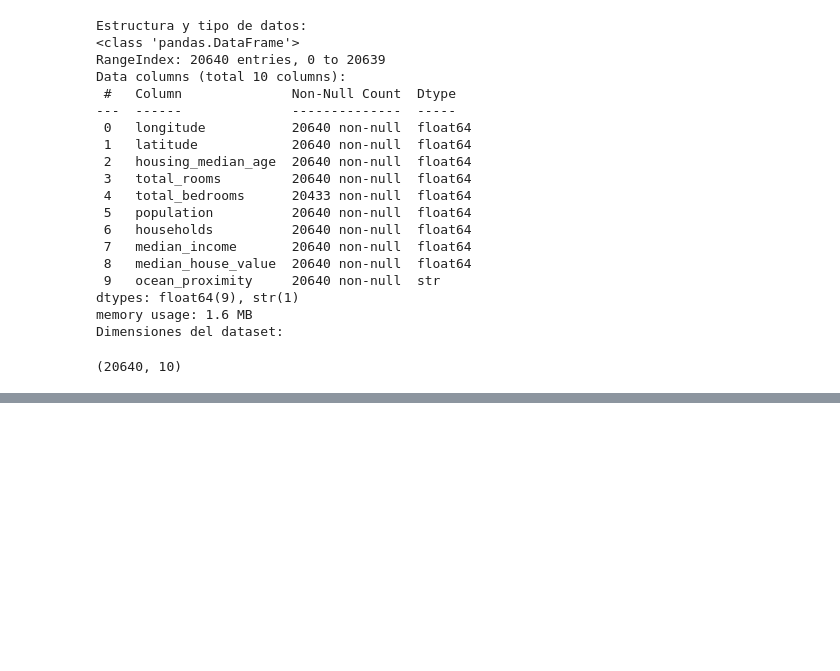
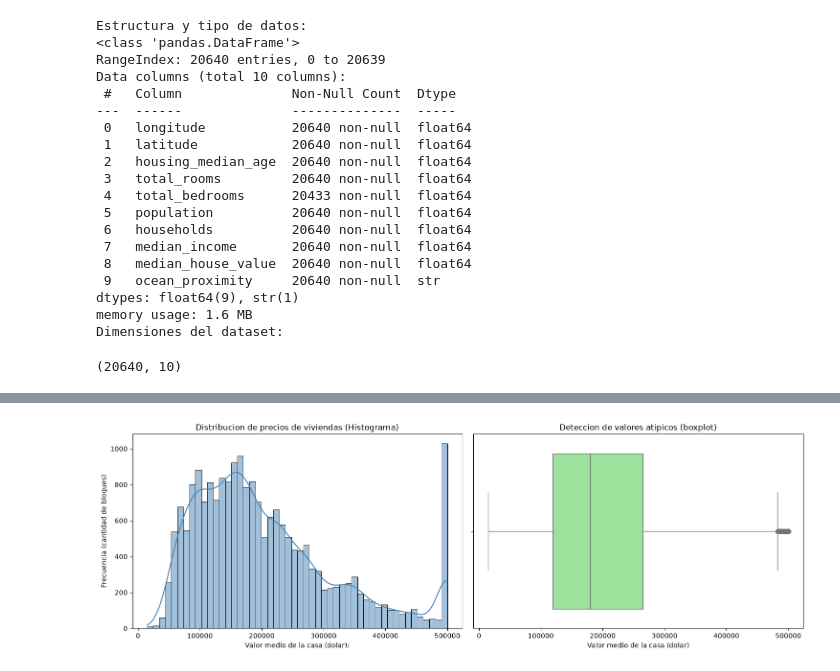
Before and after one commit to Cesahz/california-housing-energy-eda, a Jupyter notebook: notebooks/1.0-california-housing-eda.ipynb, the cells around one changed output, grey strips where cells are left out. Saved outputs shown, nothing was run; the diff lists cells and outputs as text; code cells hidden in the pictures; blank space fills up the shorter version.

Commit message:
feat: visualizar distribucion de precios y detectar techo artificial en 500k

```diff
--- a/notebooks/1.0-california-housing-eda.ipynb
+++ b/notebooks/1.0-california-housing-eda.ipynb
@@ -56,0 +60,22 @@ Dimensiones del dataset:
+# %%
+#analisis univariado
+
+#preparacion de matplotlib
+fig, axes = plt.subplots(nrows=1, ncols=2, figsize=(15, 5))
+
+#pintar el histograma en el espacio izquierdo
+sns.histplot(data=df, x='median_house_value', bins=50, kde=True, ax=axes[0], color='steelblue')
+axes[0].set_title('Distribucion de precios de viviendas (Histograma)')
+axes[0].set_xlabel('Valor medio de la casa (dolar):')
+axes[0].set_ylabel('Frecuencia (cantidad de bloques)')
+
+#pintar el boxplot en el espacio derecho
+sns.boxplot(data=df, x='median_house_value', ax=axes[1], color='lightgreen')
+axes[1].set_title('Deteccion de valores atipicos (boxplot)')
+axes[1].set_xlabel('Valor medio de la casa (dolar)')
+
+#ajustar y mostrar
+plt.tight_layout()
+plt.show()
+# %% [output]
+[figure, added]
```
Also changed, not shown: parts of 1 cell of this notebook.
